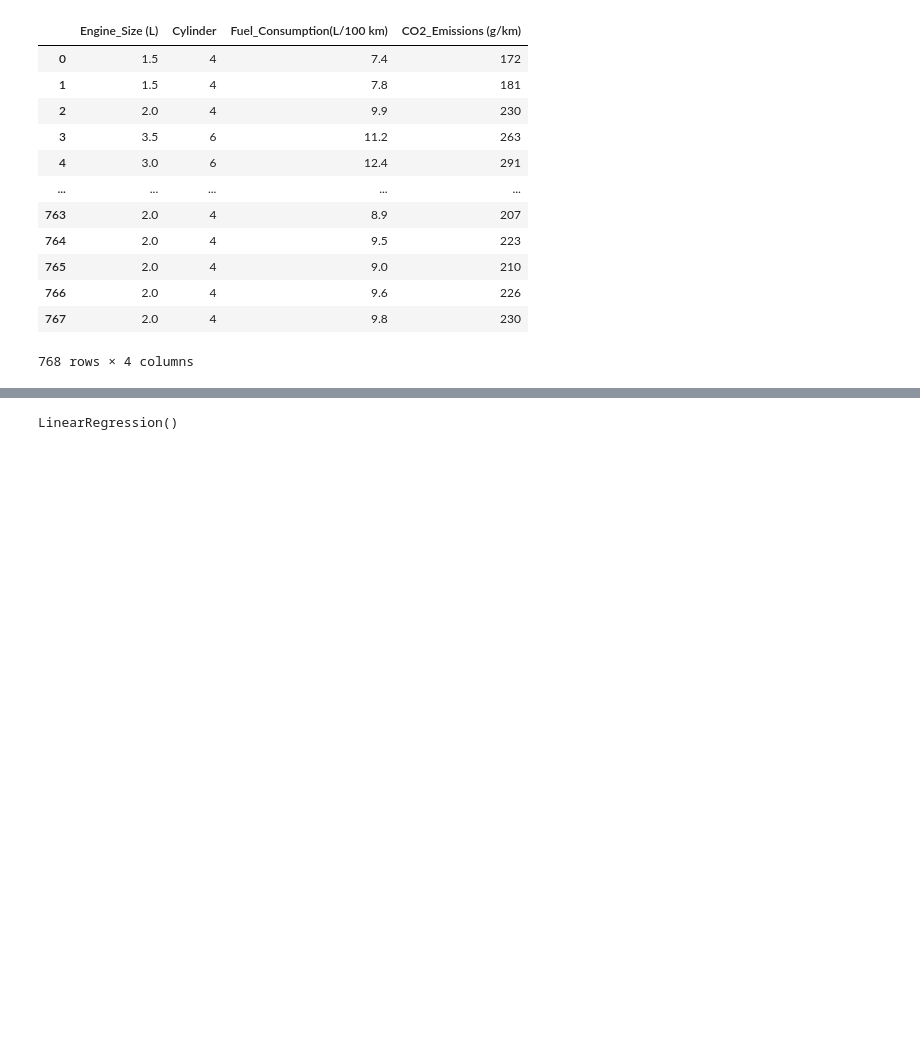
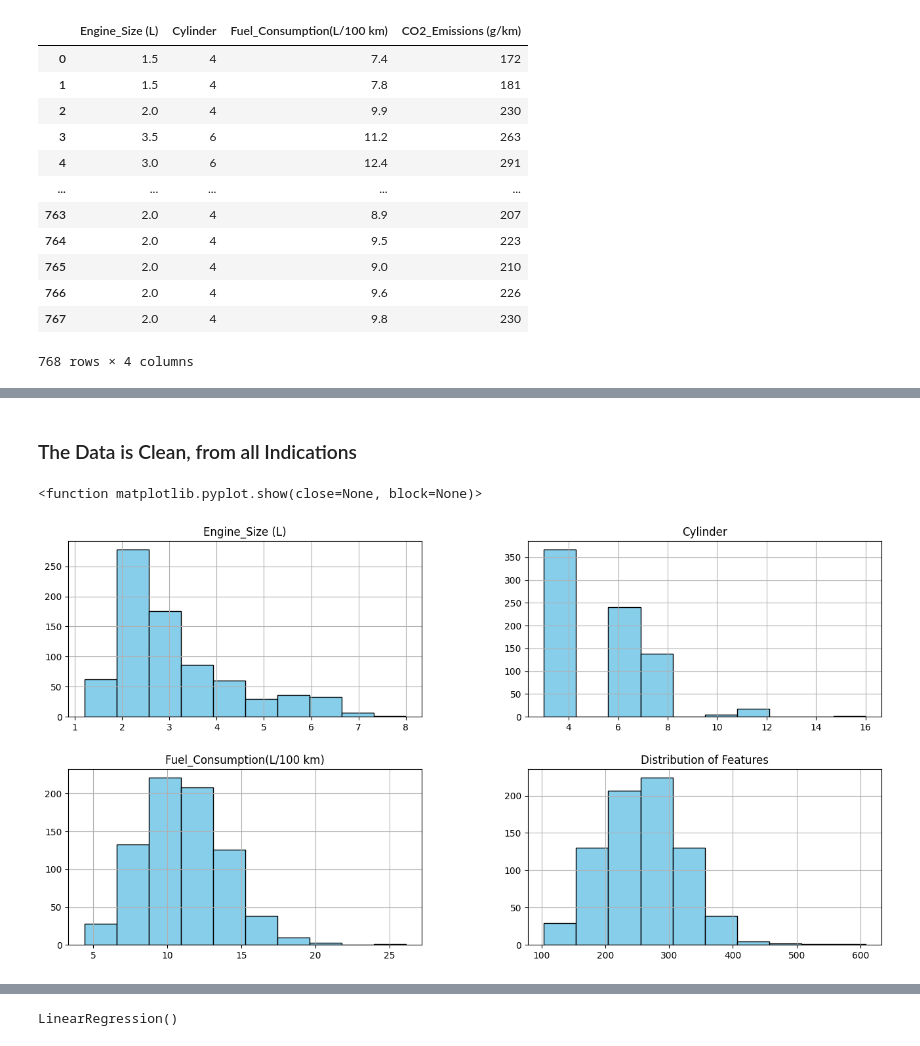
Before and after one commit to Tiga257/Azubi_2, a Jupyter notebook: Week2_ML.ipynb, the cells around one changed output, grey strips where cells are left out. Cells and saved outputs as stored; diff of their text form; code cells hidden in the pictures; blank space fills up the shorter version.

```diff
--- a/Week2_ML.ipynb
+++ b/Week2_ML.ipynb
@@ -85,0 +109,10 @@ selected_columns
+# %% [markdown]
+### The Data is Clean, from all Indications
+# %%
+# Creating a histogram to show the distribution
+selected_columns.hist(figsize=(16,8), color='skyblue', edgecolor='black')
+plt.title('Distribution of Features')
+plt.show
+# %% [output]
+<function matplotlib.pyplot.show(close=None, block=None)>
+[figure, added]
```
Also changed, not shown: parts of 12 cells of this notebook.
